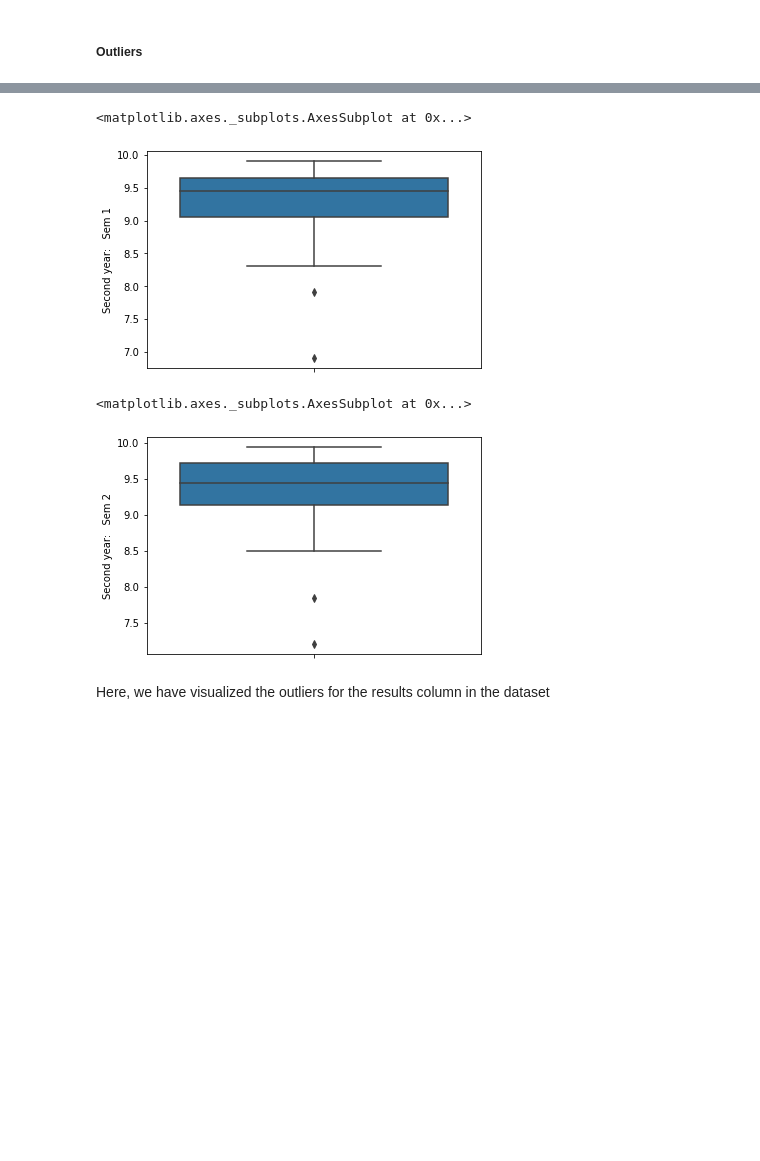
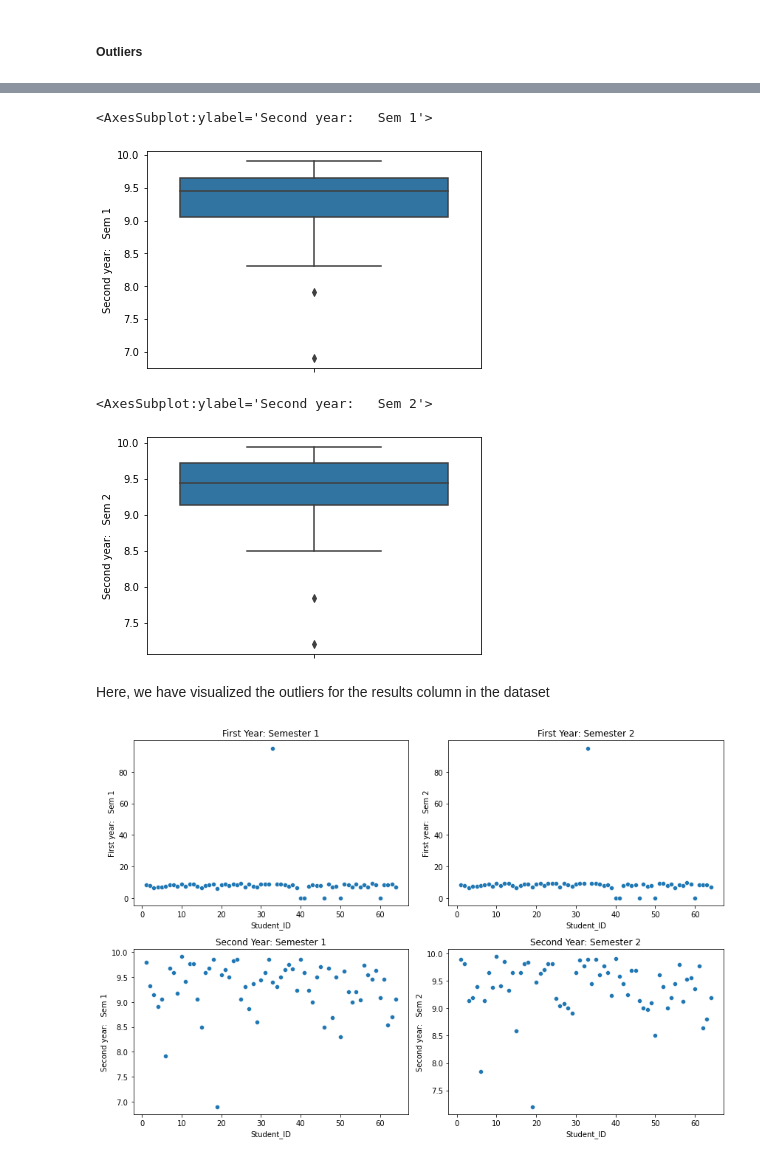
Before and after one commit to om-umrania/Software-Lab-3, a Jupyter notebook: DS-2.ipynb, the cells around one changed output, grey strips where cells are left out. Drawn from its saved outputs; the diff is of its cells as text; code cells hidden in the pictures; blank space fills up the shorter version.

```diff
--- a/DS-2.ipynb
+++ b/DS-2.ipynb
@@ -120,6 +120,7 @@ Here, we can see that there are no null values. Hence, there is no need of data
 # %%
 # Converting the roll numbers from TECOC342 --> 342
 for i in data['Roll no '].iteritems():
-    data['Roll no '][i[0]] = data['Roll no '][i[0]][-3:]
+    data.loc[i[0], 'Roll no '] = data.loc[i[0], 'Roll no '][-3:]
+
 data.head()
 # %% [output]
@@ -148,12 +147,38 @@ sns.boxplot(y=data['First year:   Sem 2'])
 # %%
 sns.boxplot(y=data["Second year:   Sem 1"])
 # %% [output]
-<matplotlib.axes._subplots.AxesSubplot at 0x...>
+<AxesSubplot:ylabel='Second year:   Sem 1'>
 [figure]
 # %%
 sns.boxplot(y=data["Second year:   Sem 2"])
 # %% [output]
-<matplotlib.axes._subplots.AxesSubplot at 0x...>
+<AxesSubplot:ylabel='Second year:   Sem 2'>
 [figure]
 # %% [markdown]
 Here, we have visualized the outliers for the results column in the dataset
+# %%
+# Assume data has the columns structured with semester scores
+# Generate a Student_ID column to serve as x-axis
+data['Student_ID'] = range(1, len(data) + 1)
+
+plt.figure(figsize=(12, 8))
+plt.subplot(2, 2, 1)
+sns.scatterplot(x='Student_ID', y='First year:   Sem 1', data=data)
+plt.title('First Year: Semester 1')
+
+plt.subplot(2, 2, 2)
+sns.scatterplot(x='Student_ID', y='First year:   Sem 2', data=data)
+plt.title('First Year: Semester 2')
+
+plt.subplot(2, 2, 3)
+sns.scatterplot(x='Student_ID', y='Second year:   Sem 1', data=data)
+plt.title('Second Year: Semester 1')
+
+plt.subplot(2, 2, 4)
+sns.scatterplot(x='Student_ID', y='Second year:   Sem 2', data=data)
+plt.title('Second Year: Semester 2')
+
+plt.tight_layout()
+plt.show()
+# %% [output]
+[figure, added]
```
Also changed, not shown: parts of 18 cells of this notebook, 2 other files.
